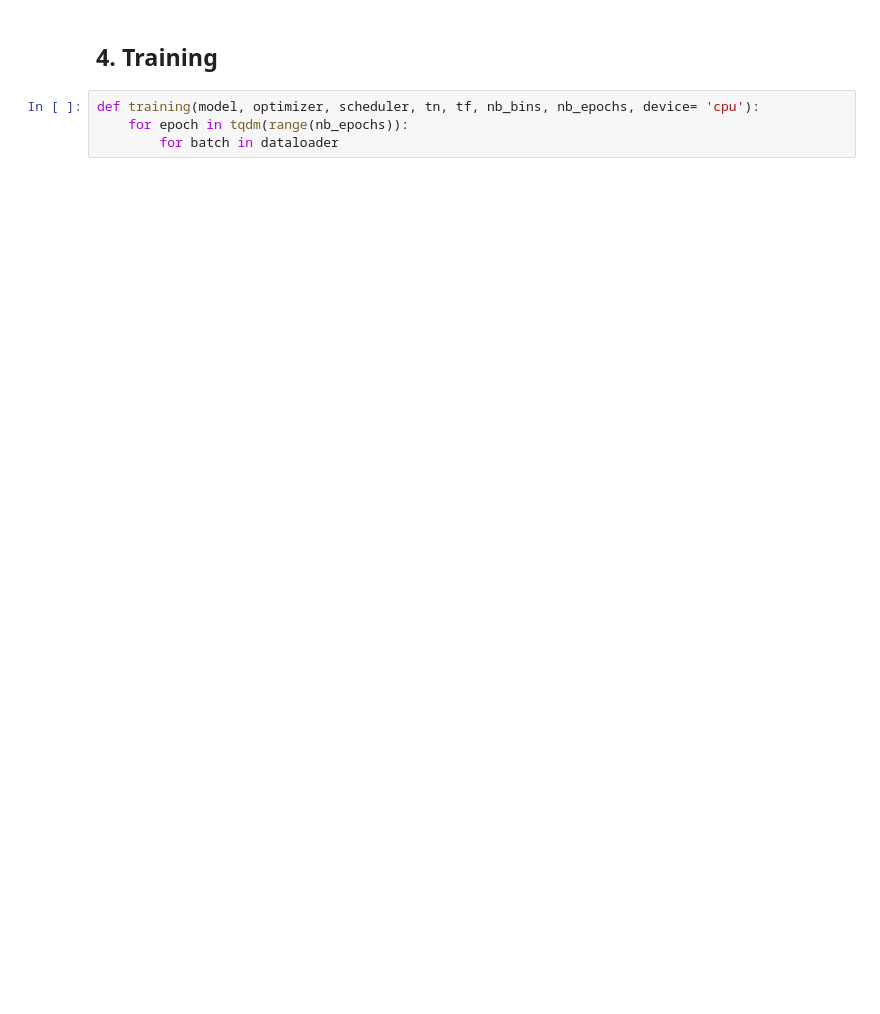
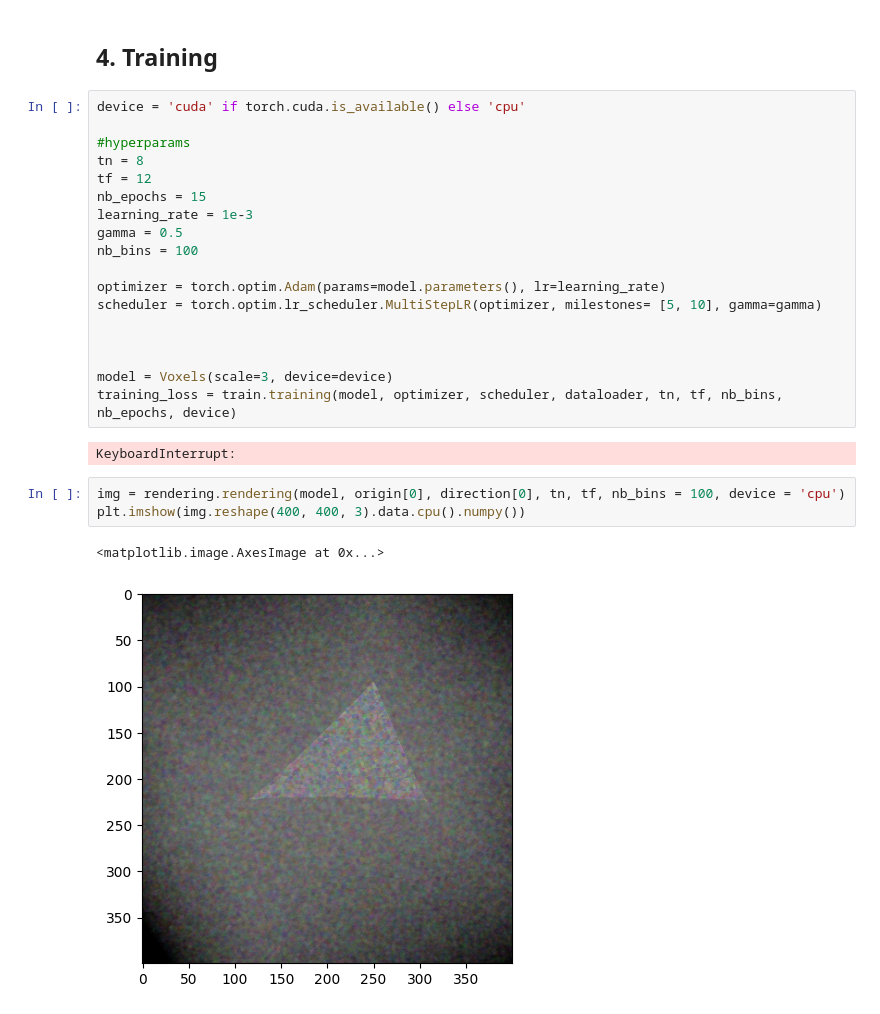
Before and after one commit to stanleyedward/learn_nerf, a Jupyter notebook: 3D_reconstruction_modules/voxel_reconstruction.ipynb, the cells around one changed output. Drawn from its saved outputs; the diff is of its cells as text; blank space fills up the shorter version.

Commit message:
mod rendering fns

```diff
--- a/3D_reconstruction_modules/voxel_reconstruction.ipynb
+++ b/3D_reconstruction_modules/voxel_reconstruction.ipynb
@@ -95,7 +91,29 @@ tensor([[[[5.4936e-01, 2.0529e-01, 1.3168e-01, 1.9234e-01],
        requires_grad=True)
 # %% [markdown]
 ## 4. Training
-# %%
-def training(model, optimizer, scheduler, tn, tf, nb_bins, nb_epochs, device= 'cpu'):
-    for epoch in tqdm(range(nb_epochs)):
-        for batch in dataloader
+# %%
+device = 'cuda' if torch.cuda.is_available() else 'cpu'
+
+#hyperparams
+tn = 8
+tf = 12
+nb_epochs = 15
+learning_rate = 1e-3
+gamma = 0.5
+nb_bins = 100
+
+optimizer = torch.optim.Adam(params=model.parameters(), lr=learning_rate)
+scheduler = torch.optim.lr_scheduler.MultiStepLR(optimizer, milestones= [5, 10], gamma=gamma)
+
+
+
+model = Voxels(scale=3, device=device)
+training_loss = train.training(model, optimizer, scheduler, dataloader, tn, tf, nb_bins, nb_epochs, device)
+# %% [output]
+KeyboardInterrupt:
+# %%
+img = rendering.rendering(model, origin[0], direction[0], tn, tf, nb_bins = 100, device = 'cpu')
+plt.imshow(img.reshape(400, 400, 3).data.cpu().numpy())
+# %% [output]
+<matplotlib.image.AxesImage at 0x...>
+[figure, added]
```
Also changed, not shown: parts of 4 cells of this notebook, 3 other files.
